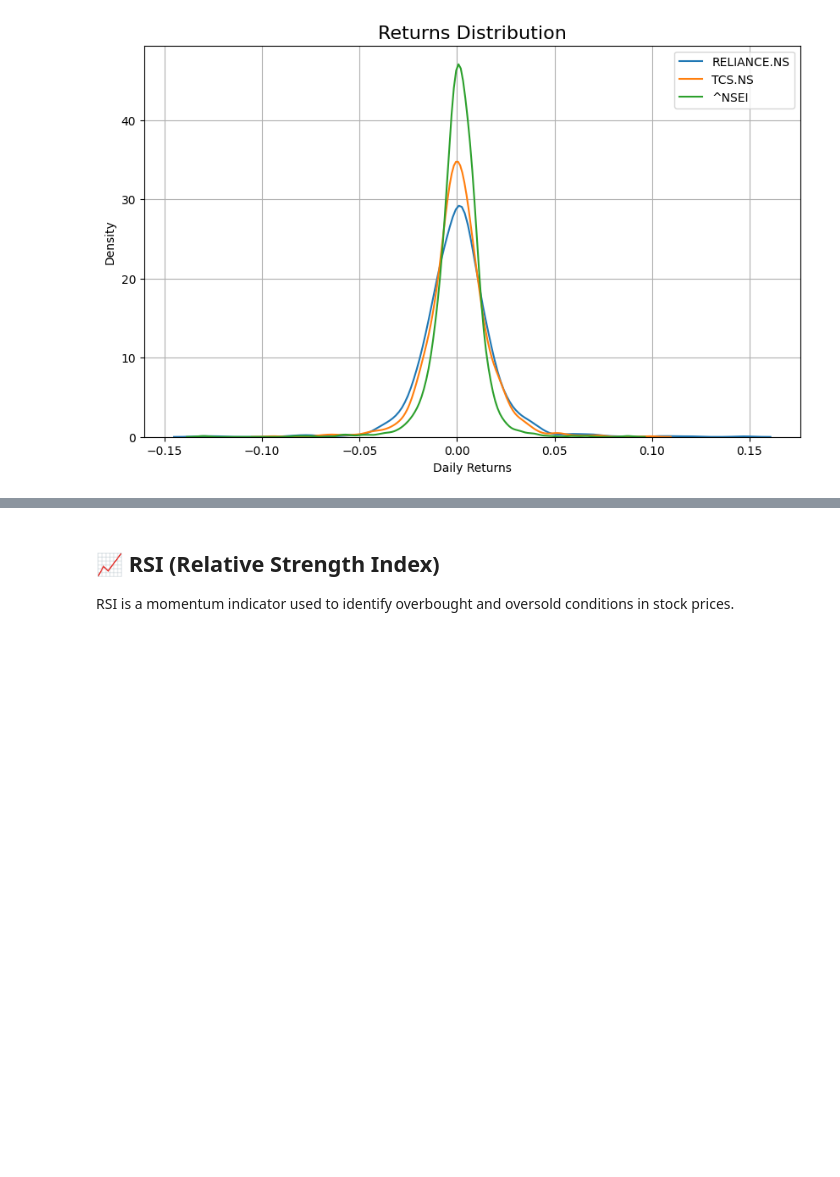
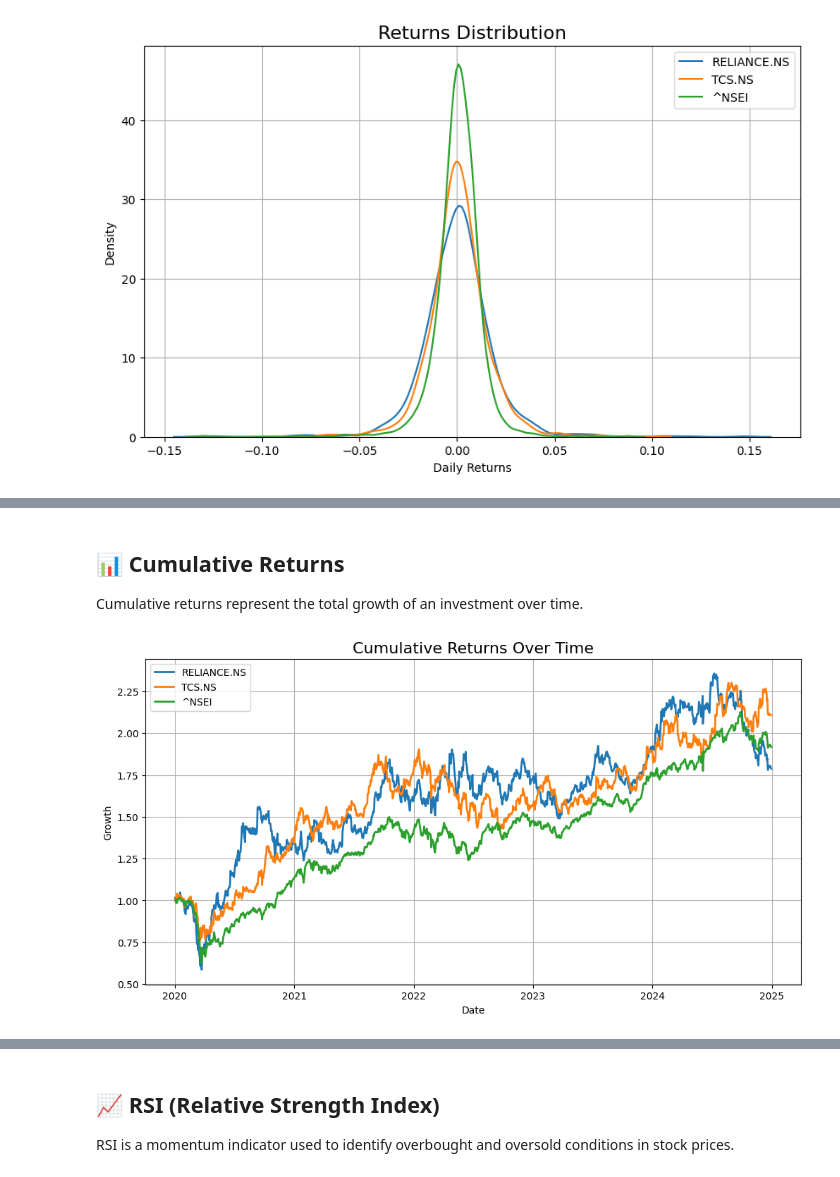
Before and after one commit to ank1t2608/Stock-Market-Analysis, a Jupyter notebook: Stock.ipynb, the cells around one changed output, grey strips where cells are left out. Drawn from its saved outputs; the diff is of its cells as text; code cells hidden in the pictures; blank space fills up the shorter version.

```diff
--- a/Stock.ipynb
+++ b/Stock.ipynb
@@ -240,0 +272,26 @@ dtype: float64
+# %% [markdown]
+## 📊 Cumulative Returns
+
+Cumulative returns represent the total growth of an investment over time.
+# %%
+#Cumulative Returns
+cumulative = (1 + returns).cumprod()
+
+plt.figure(figsize=(12,6))
+
+for col in cumulative.columns:
+    plt.plot(
+        cumulative[col],
+        linewidth=2,
+        label=col.replace('Close_', '')
+    )
+
+plt.title("Cumulative Returns Over Time", fontsize=16)
+plt.xlabel("Date")
+plt.ylabel("Growth")
+plt.legend()
+plt.grid(True)
+
+plt.show()
+# %% [output]
+[figure, added]
```
Also changed, not shown: parts of 7 cells of this notebook.
